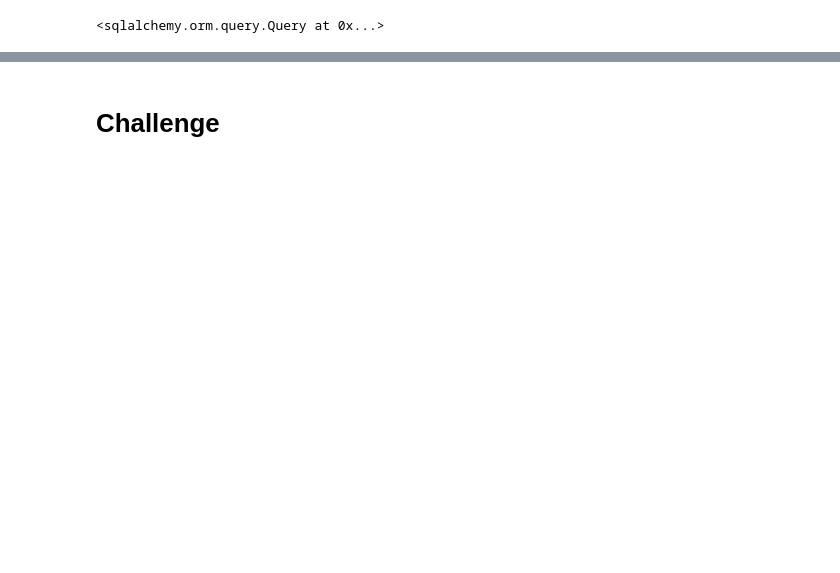
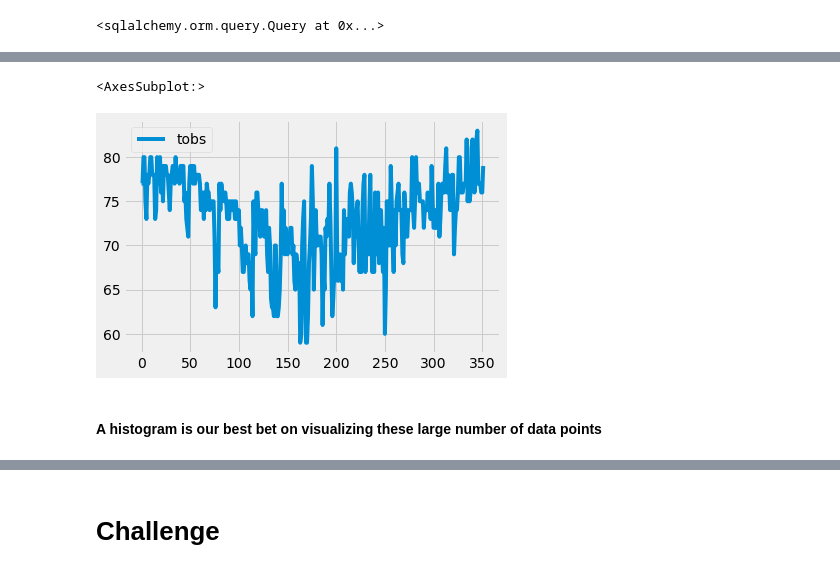
Before and after one commit to ejngotho1/surfs_up, a Jupyter notebook: climate_analysis.ipynb, the cells around one changed output, grey strips where cells are left out. Drawn from its saved outputs; the diff is of its cells as text; code cells hidden in the pictures; blank space fills up the shorter version.

```diff
--- a/climate_analysis.ipynb
+++ b/climate_analysis.ipynb
@@ -223,2 +273,10 @@ print(df)
+# %%
+# line plot aslo not a good visual
+df.plot()
+# %% [output]
+<AxesSubplot:>
+[figure, added]
+# %% [markdown]
+#### A histogram is our best bet on visualizing these large number of data points
 # %%
 # Query the last 12 months of temperature observation data for this station and plot the results as a histogram
```
Also changed, not shown: parts of 15 cells of this notebook.
